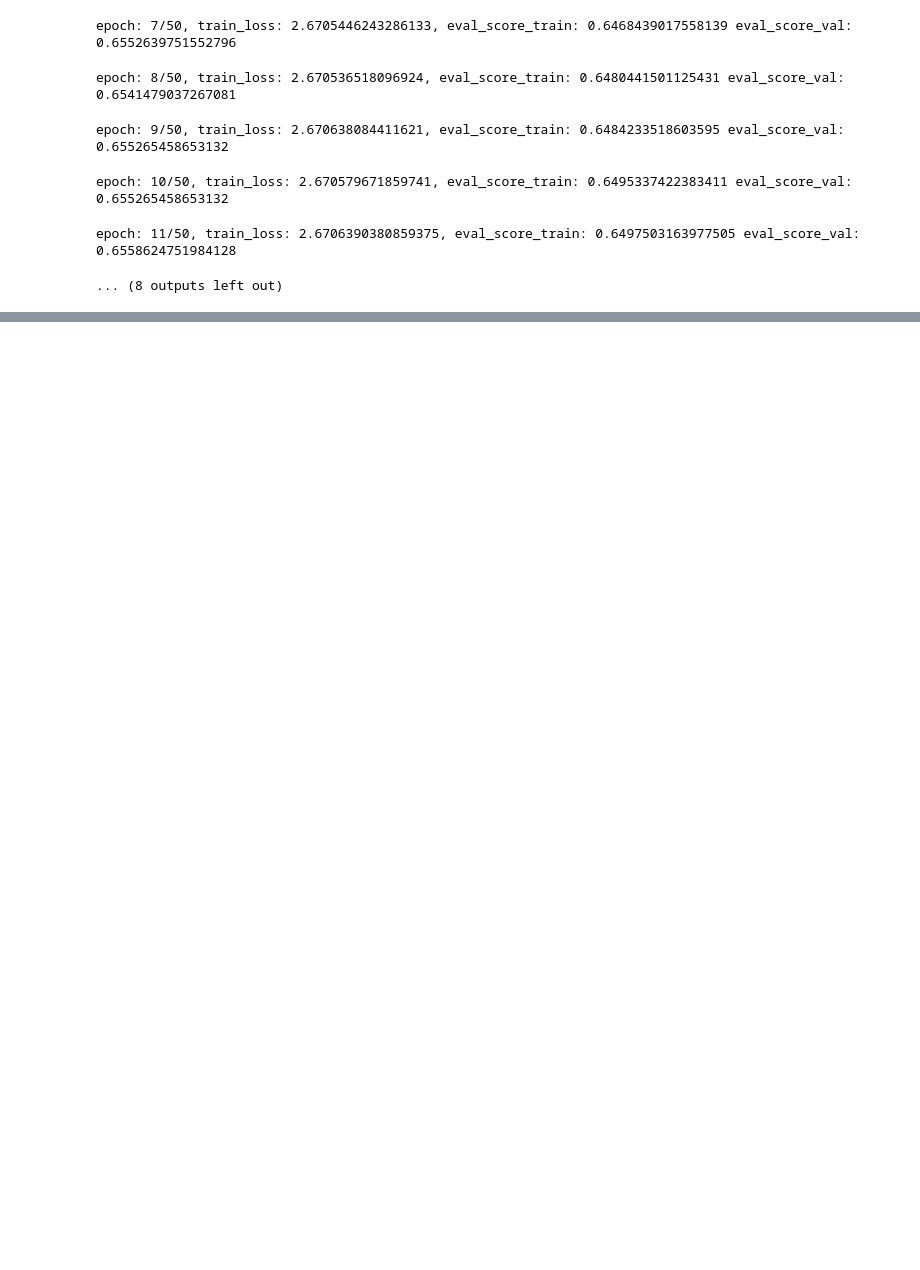
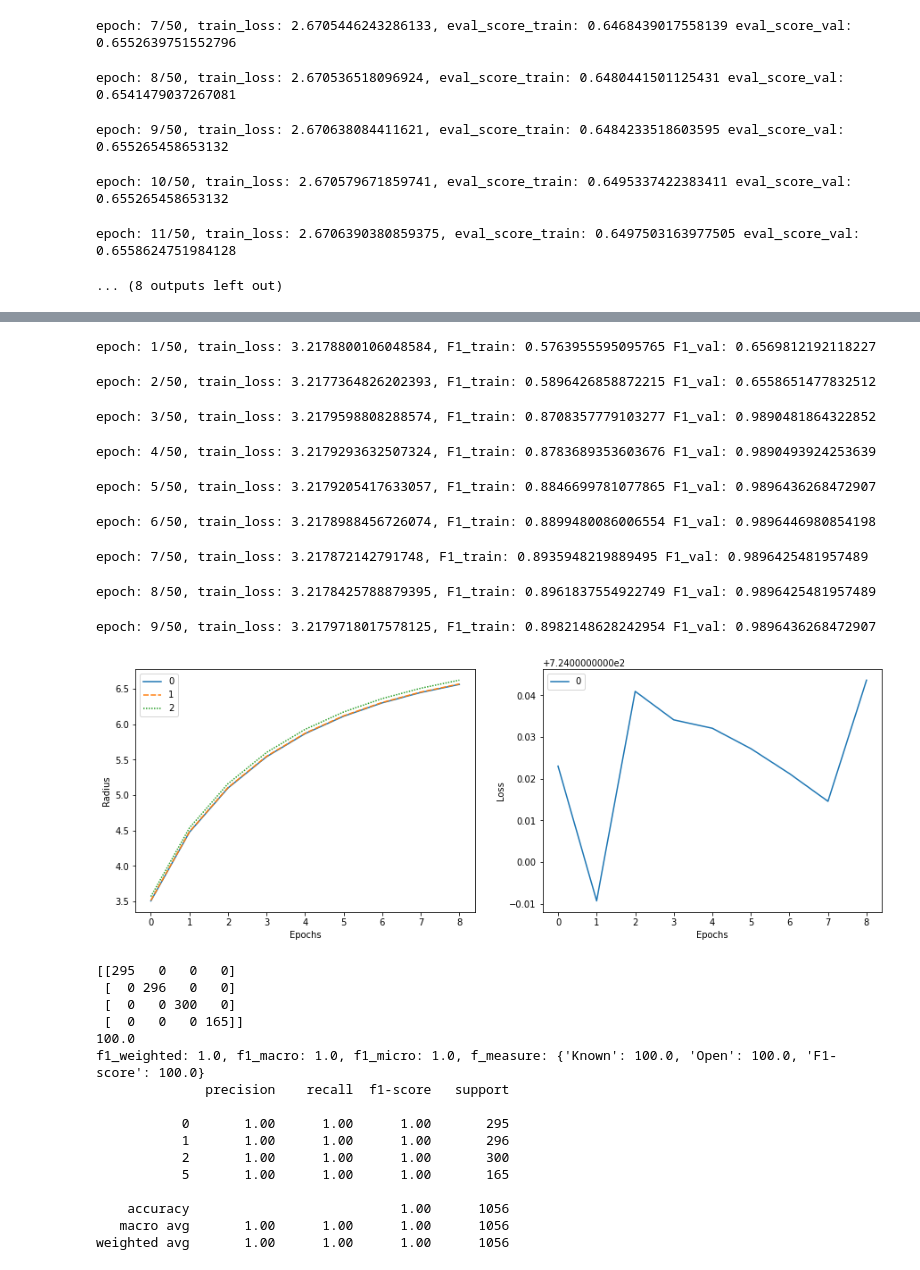
Before and after one commit to BhujayKumarBhatta/OCLog, a Jupyter notebook: oclog/openset/notebooks/E20.ipynb, the cells around one changed output, grey strips where cells are left out. Saved outputs shown, nothing was run; the diff lists cells and outputs as text; code cells hidden in the pictures; blank space fills up the shorter version.

```diff
--- a/oclog/openset/notebooks/E20.ipynb
+++ b/oclog/openset/notebooks/E20.ipynb
@@ -275,0 +388,4 @@ Epoch 2/3
+# %%
+test_data, oset = oset_train(ablation=3000,designated_ukc_cls=5,num_classes=3,embedding_size=4,lr_rate=2,optimizer='adam',
+pretrain_epochs=3,octrain_epochs=50,wait_patient=3)
+# %% [output]
@@ -275,0 +409,26 @@ Epoch 2/3
+epoch: 1/50, train_loss: 3.2178800106048584, F1_train: 0.5763955595095765 F1_val: 0.6569812192118227
+epoch: 2/50, train_loss: 3.2177364826202393, F1_train: 0.5896426858872215 F1_val: 0.6558651477832512
+epoch: 3/50, train_loss: 3.2179598808288574, F1_train: 0.8708357779103277 F1_val: 0.9890481864322852
+epoch: 4/50, train_loss: 3.2179293632507324, F1_train: 0.8783689353603676 F1_val: 0.9890493924253639
+epoch: 5/50, train_loss: 3.2179205417633057, F1_train: 0.8846699781077865 F1_val: 0.9896436268472907
+epoch: 6/50, train_loss: 3.2178988456726074, F1_train: 0.8899480086006554 F1_val: 0.9896446980854198
+epoch: 7/50, train_loss: 3.217872142791748, F1_train: 0.8935948219889495 F1_val: 0.9896425481957489
+epoch: 8/50, train_loss: 3.2178425788879395, F1_train: 0.8961837554922749 F1_val: 0.9896425481957489
+epoch: 9/50, train_loss: 3.2179718017578125, F1_train: 0.8982148628242954 F1_val: 0.9896436268472907
+[figure, added]
+[[295   0   0   0]
+ [  0 296   0   0]
+ [  0   0 300   0]
+ [  0   0   0 165]]
+100.0
+f1_weighted: 1.0, f1_macro: 1.0, f1_micro: 1.0, f_measure: {'Known': 100.0, 'Open': 100.0, 'F1-score': 100.0}
+              precision    recall  f1-score   support
+
+           0       1.00      1.00      1.00       295
+           1       1.00      1.00      1.00       296
+           2       1.00      1.00      1.00       300
+           5       1.00      1.00      1.00       165
+
+    accuracy                           1.00      1056
+   macro avg       1.00      1.00      1.00      1056
+weighted avg       1.00      1.00      1.00      1056
```
Also changed, not shown: parts of 7 cells of this notebook, 7 other files.
